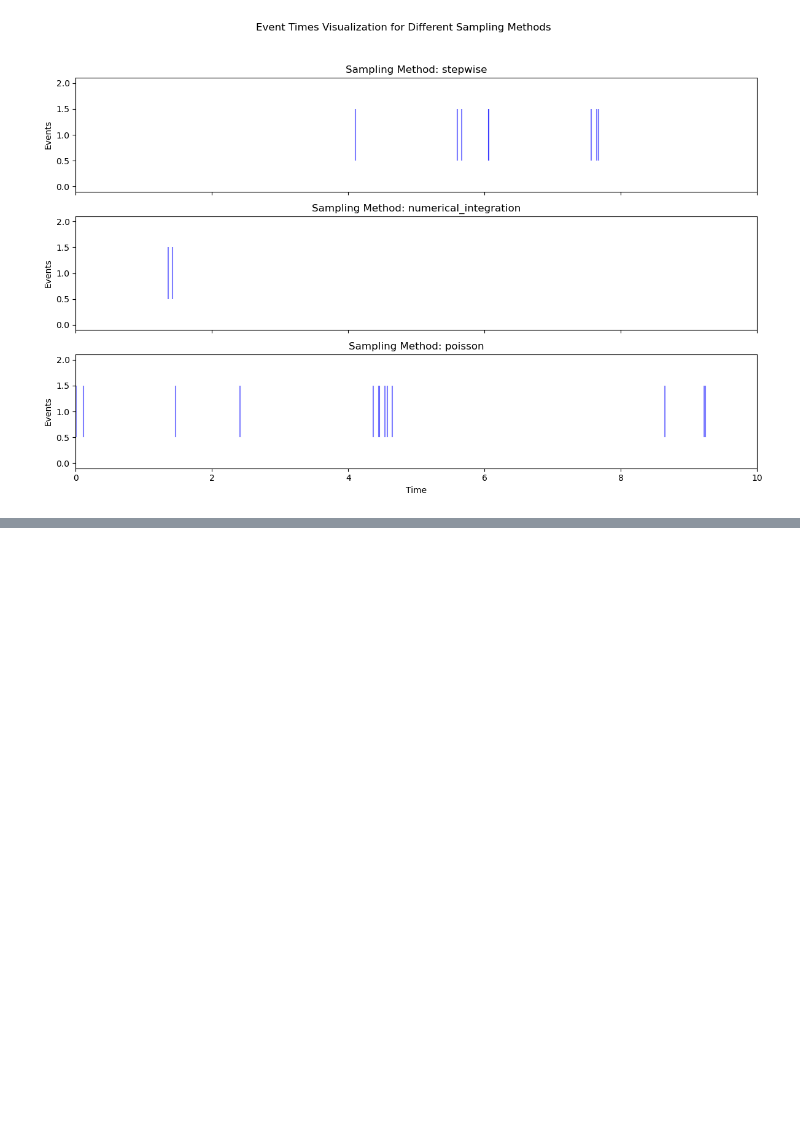
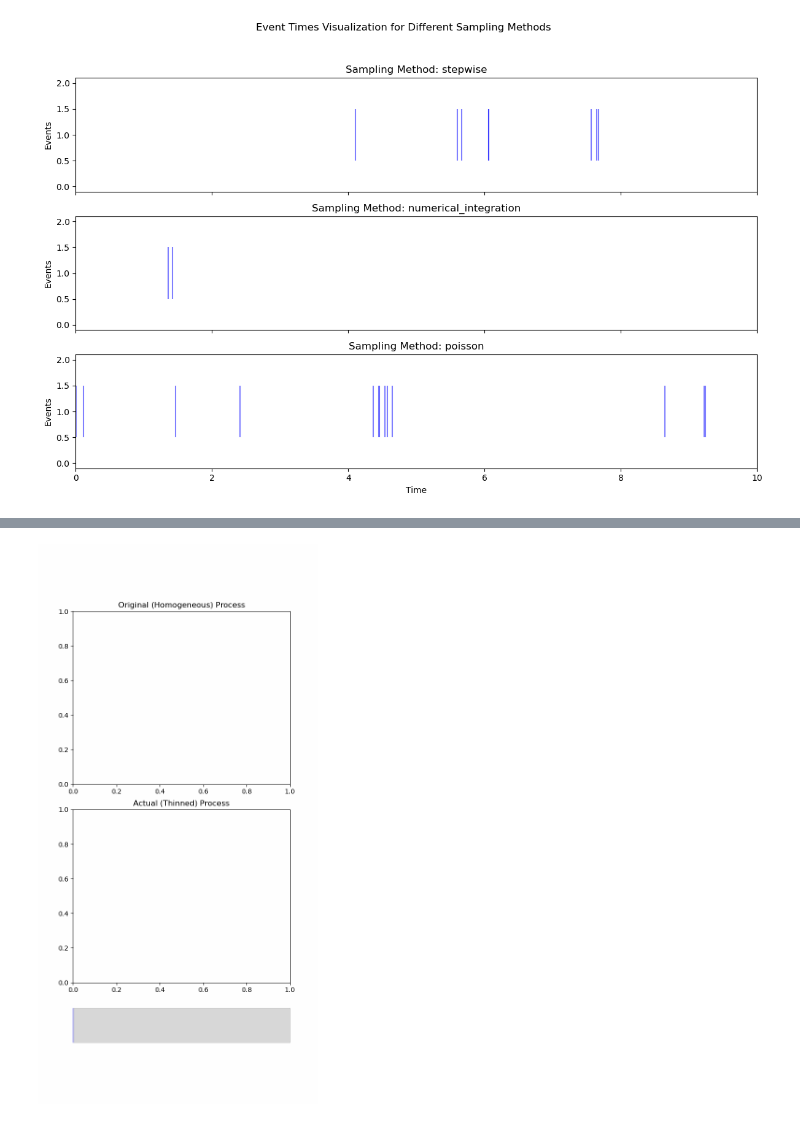
Before and after one commit to gerritgr/SpatioTemporal, a Jupyter notebook: Spatio_temporal_events_lecture.ipynb, the cells around one changed output, grey strips where cells are left out. Cells and saved outputs as stored; diff of their text form; code cells hidden in the pictures; blank space fills up the shorter version.

Commit message:
with spatio temporal

```diff
--- a/Spatio_temporal_events_lecture.ipynb
+++ b/Spatio_temporal_events_lecture.ipynb
@@ -156,0 +159,94 @@ plt.show()
+# %%
+import numpy as np
+import matplotlib.pyplot as plt
+import matplotlib.animation as animation
+from IPython.display import Image as IPImage
+
+def sample_event_time(rate_max):
+    return np.random.exponential(1 / rate_max)
+
+def sample_event_position(space):
+    return [np.random.uniform(low, high) for low, high in space]
+
+def thinning_algorithm(rate_max, intensity_func, time_horizon, space=[[0, 1], [0, 1]]):
+    original_events = []
+    thinned_events = []
+    t = 0
+    while t < time_horizon:
+        t_candidate = t + sample_event_time(rate_max)
+        if t_candidate >= time_horizon:
+            break
+        position_candidate = sample_event_position(space)
+        original_events.append((t_candidate, position_candidate))
+        if np.random.random() < intensity_func(t_candidate, thinned_events, position_candidate) / rate_max:
+            thinned_events.append((t_candidate, position_candidate))
+        t = t_candidate
+    return original_events, thinned_events
+
+def example_intensity_func(t, events, position, base_rate=2.0, alpha=1.5, beta=1.0, spatial_sigma=0.1):
+    intensity = base_rate
+    for event_time, event_position in events:
+        time_diff = t - event_time
+        if time_diff > 0:
+            temporal_component = alpha * np.exp(-beta * time_diff)
+            spatial_component = np.exp(-np.sum((np.array(position) - np.array(event_position))**2) / (2 * spatial_sigma**2))
+            intensity += temporal_component * spatial_component
+    return min(intensity, rate_max)
+
+# Simulation parameters
+time_horizon = 10.0
+rate_max = 20.0
+space = [[0, 1], [0, 1]]
+original_events, thinned_events = thinning_algorithm(rate_max, example_intensity_func, time_horizon, space)
+
+# Visualization
+fig, (ax1, ax2, ax_progress) = plt.subplots(3, 1, gridspec_kw={'height_ratios': [5, 5, 1]}, figsize=(6, 12))
+ax1.set_xlim(0, 1)
+ax1.set_ylim(0, 1)
+ax2.set_xlim(0, 1)
+ax2.set_ylim(0, 1)
+ax_progress.set_xlim(0, time_horizon)
+ax_progress.set_ylim(0, 1)
+ax_progress.axis('off')
+
+def animate(i):
+    current_time = (i / 10)
+    ax1.clear()
+    ax1.set_xlim(0, 1)
+    ax1.set_ylim(0, 1)
+    ax1.set_title('Original (Homogeneous) Process')
+    # Draw the original events
+    for t, (time, pos) in enumerate(original_events):
+        if time <= current_time:
+            alpha = max(0, 1 - (current_time - time) / 2)  # Fade out faster
+            circle = plt.Circle(pos, 0.02, edgecolor='blue', facecolor='none', alpha=alpha)
+            ax1.add_patch(circle)
+
+    ax2.clear()
+    ax2.set_xlim(0, 1)
+    ax2.set_ylim(0, 1)
+    ax2.set_title('Actual (Thinned) Process')
+    # Draw the thinned events
+    for t, (time, pos) in enumerate(thinned_events):
+        if time <= current_time:
+            alpha = max(0, 1 - (current_time - time) / 2)  # Fade out faster
+            circle = plt.Circle(pos, 0.02, edgecolor='blue', facecolor='none', alpha=alpha)
+            ax2.add_patch(circle)
+
+    # Draw the progress bar
+    ax_progress.clear()
+    ax_progress.set_xlim(0, time_horizon)
+    ax_progress.set_ylim(0, 1)
+    ax_progress.fill_between([0, time_horizon], [0, 0], [1, 1], color='gray', alpha=0.3)
+    ax_progress.fill_between([0, current_time], [0, 0], [1, 1], color='blue', alpha=0.6)
+    ax_progress.axis('off')
+
+ani = animation.FuncAnimation(fig, animate, frames=int(time_horizon * 10), interval=300, repeat=True)  # Slower animation
+
+# Save animation as GIF
+ani.save('spatio_temporal_process_comparison.gif', writer='pillow')
+
+# Display the GIF
+IPImage(filename='spatio_temporal_process_comparison.gif')
+# %% [output]
+[figure, added]
```
Also changed, not shown: parts of 6 cells of this notebook, 1 other file.
